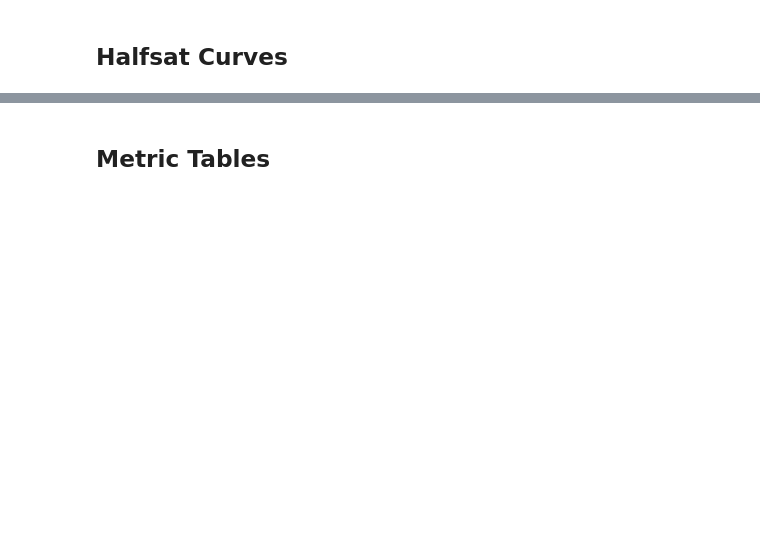
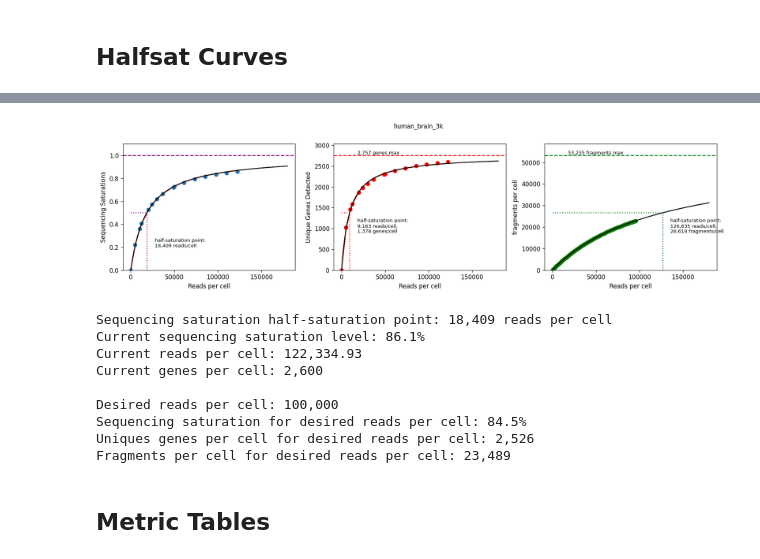
Before and after one commit to jpreall/halfsat, a Jupyter notebook: Example/halfSat-example.ipynb, the cells around one changed output, grey strips where cells are left out. Saved outputs shown, nothing was run; the diff lists cells and outputs as text; code cells hidden in the pictures; blank space fills up the shorter version.

```diff
--- a/Example/halfSat-example.ipynb
+++ b/Example/halfSat-example.ipynb
@@ -38,3 +39,16 @@ Uniques genes per cell for desired reads per cell: 4100
+# %%
+webSum_10x_halfSat.satcurves(web_summary_arc, webSummaryType='ARC', readmax=180000, readsDesired=100000)
+# %% [output]
+[figure, added]
+Sequencing saturation half-saturation point: 18,409 reads per cell
+Current sequencing saturation level: 86.1%
+Current reads per cell: 122,334.93
+Current genes per cell: 2,600
+
+Desired reads per cell: 100,000
+Sequencing saturation for desired reads per cell: 84.5%
+Uniques genes per cell for desired reads per cell: 2,526
+Fragments per cell for desired reads per cell: 23,489
 # %% [markdown]
 ## Metric Tables
 # %%
```
Also changed, not shown: parts of 8 cells of this notebook.
